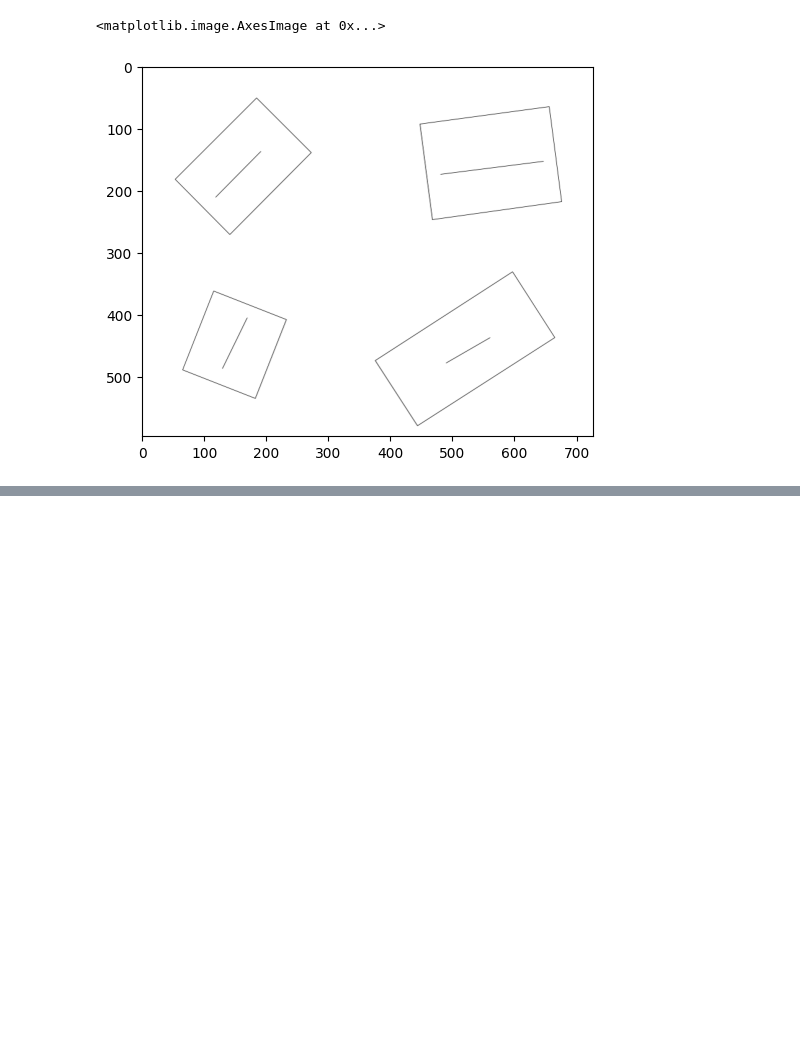
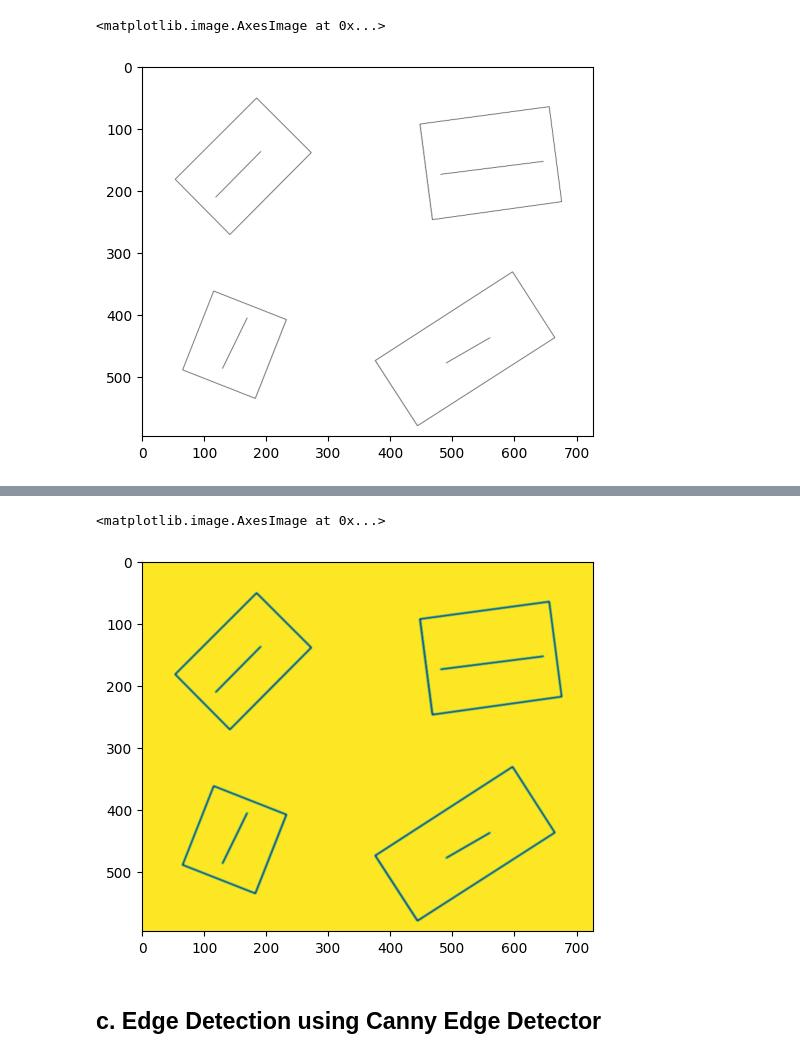
Before and after one commit to bainash10/Shrig-Assignment, a Jupyter notebook: Task2_Alignment/test.ipynb, the cells around one changed output, grey strips where cells are left out. Saved outputs shown, nothing was run; the diff lists cells and outputs as text; code cells hidden in the pictures; blank space fills up the shorter version.

```diff
--- a/Task2_Alignment/test.ipynb
+++ b/Task2_Alignment/test.ipynb
@@ -15,0 +61,14 @@ plt.imshow(image)
+# %%
+blur = cv2.GaussianBlur(gray, (5,5), 0) #this reduces noise
+# here gray is the image that is converted to grayscale
+# (5,5) is the kernel size, kernel size is width and height, always should be odd numbers and positive, Larger values = more blur, but also more loss of detail
+# 0 is the signmaX which means Standard Deviation in X drn
+# choosen 0 - because 0 tells opencv to automatically calculate sigmaX based on the kernel size.
+# If set it to a value > 0, controls how "spread out" or say how thick the blur is.
+# %%
+plt.imshow(blur)
+# %% [output]
+<matplotlib.image.AxesImage at 0x...>
+[figure, added]
+# %% [markdown]
+## c. Edge Detection using Canny Edge Detector
```
Also changed, not shown: parts of 14 cells of this notebook.
